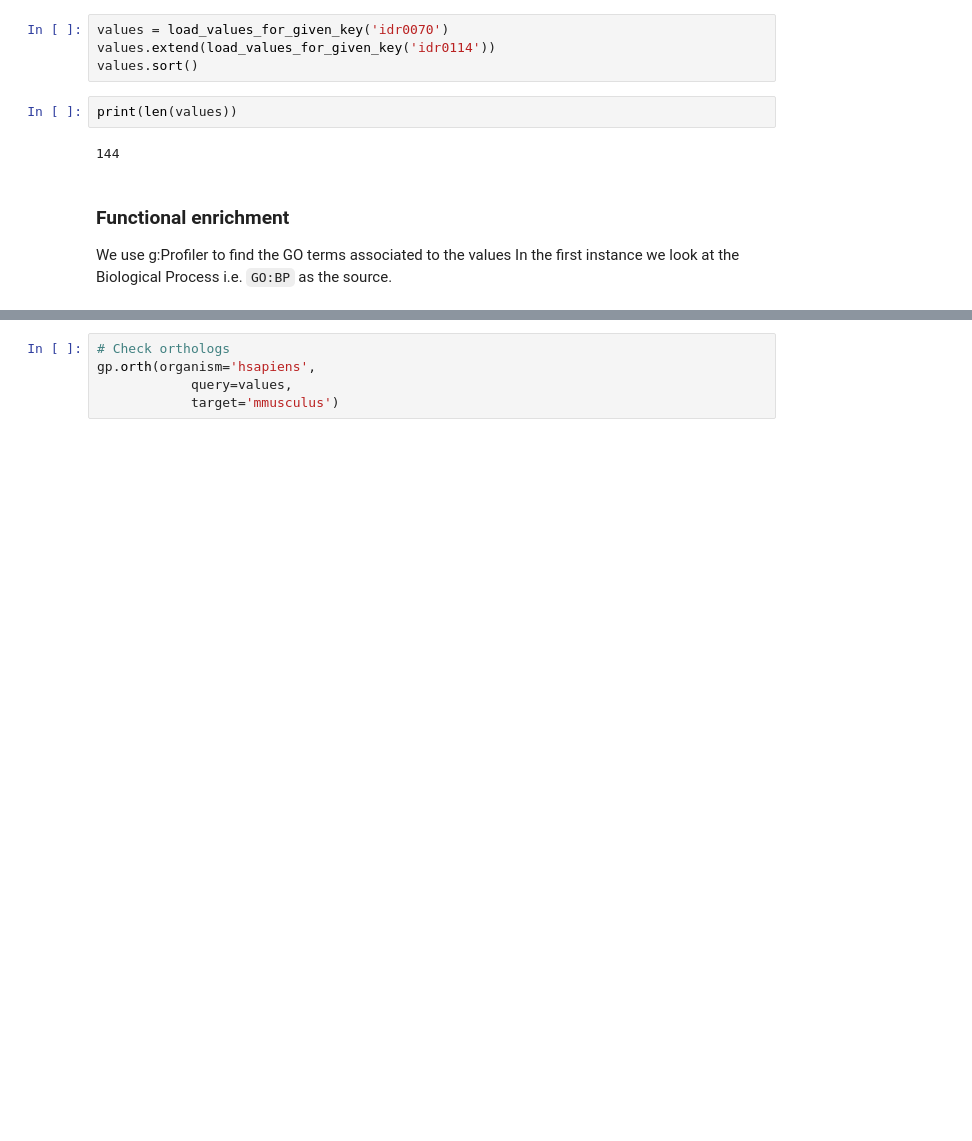
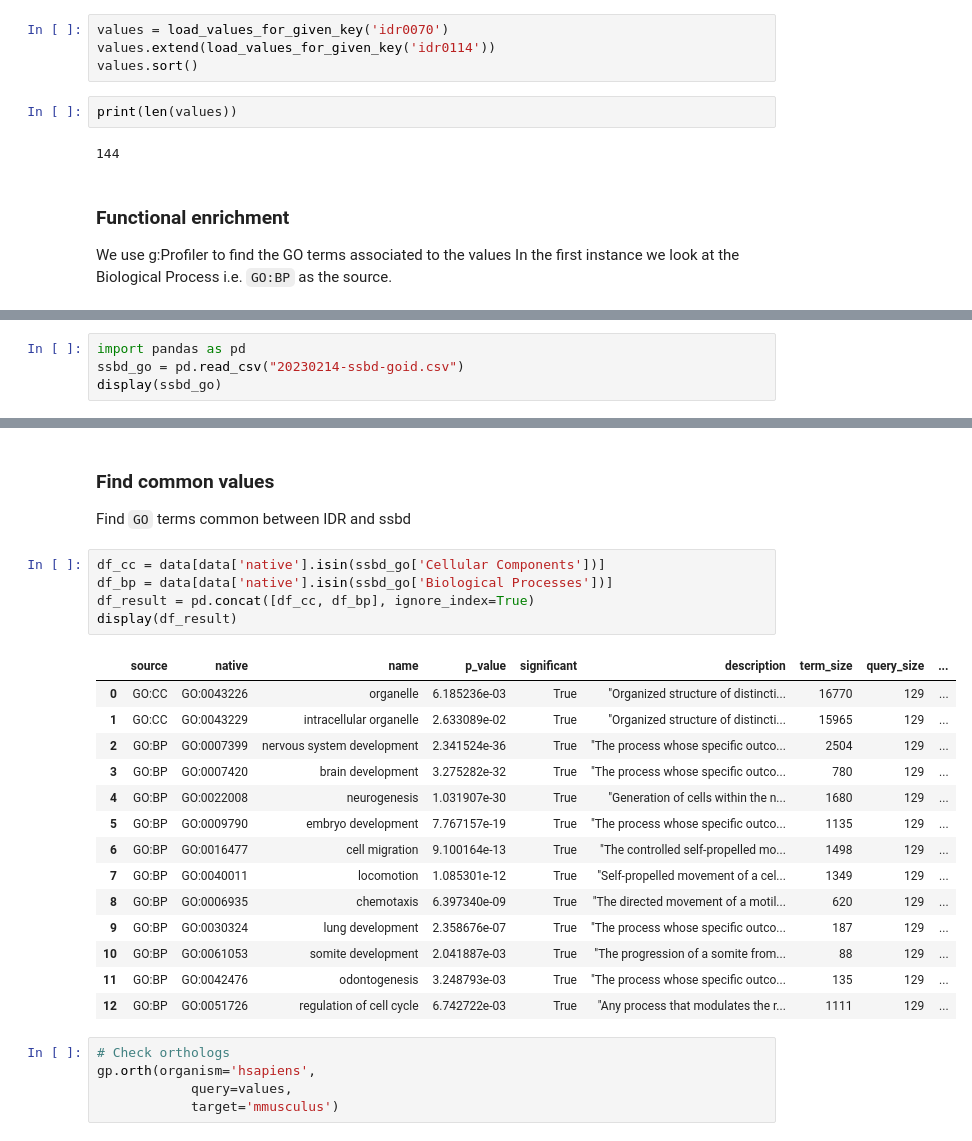
Before and after one commit to jburel/idr-notebooks, a Jupyter notebook: idr-ssb.ipynb, the cells around one changed output, grey strips where cells are left out. Cells and saved outputs as stored; diff of their text form; blank space fills up the shorter version.

```diff
--- a/idr-ssb.ipynb
+++ b/idr-ssb.ipynb
@@ -79,0 +77,4 @@ df.to_csv("go_bp.csv", index=False, header=False)
+# %%
+import pandas as pd
+ssbd_go = pd.read_csv("20230214-ssbd-goid.csv")
+display(ssbd_go)
@@ -80,3 +95,26 @@ df.to_csv("go_bp.csv", index=False, header=False)
+# %% [markdown]
+### Find common values
+Find ``GO`` terms common between IDR and ssbd
+# %%
+df_cc = data[data['native'].isin(ssbd_go['Cellular Components'])]
+df_bp = data[data['native'].isin(ssbd_go['Biological Processes'])]
+df_result = pd.concat([df_cc, df_bp], ignore_index=True)
+display(df_result)
+# %% [output]
+|  | source | native | name | p_value | significant | description | term_size | query_size | ... |
+| 0 | GO:CC | GO:0043226 | organelle | 6.185236e-03 | True | "Organized structure of distincti... | 16770 | 129 | ... |
+| 1 | GO:CC | GO:0043229 | intracellular organelle | 2.633089e-02 | True | "Organized structure of distincti... | 15965 | 129 | ... |
+| 2 | GO:BP | GO:0007399 | nervous system development | 2.341524e-36 | True | "The process whose specific outco... | 2504 | 129 | ... |
+| 3 | GO:BP | GO:0007420 | brain development | 3.275282e-32 | True | "The process whose specific outco... | 780 | 129 | ... |
+| 4 | GO:BP | GO:0022008 | neurogenesis | 1.031907e-30 | True | "Generation of cells within the n... | 1680 | 129 | ... |
+| 5 | GO:BP | GO:0009790 | embryo development | 7.767157e-19 | True | "The process whose specific outco... | 1135 | 129 | ... |
+| 6 | GO:BP | GO:0016477 | cell migration | 9.100164e-13 | True | "The controlled self-propelled mo... | 1498 | 129 | ... |
+| 7 | GO:BP | GO:0040011 | locomotion | 1.085301e-12 | True | "Self-propelled movement of a cel... | 1349 | 129 | ... |
+| 8 | GO:BP | GO:0006935 | chemotaxis | 6.397340e-09 | True | "The directed movement of a motil... | 620 | 129 | ... |
+| 9 | GO:BP | GO:0030324 | lung development | 2.358676e-07 | True | "The process whose specific outco... | 187 | 129 | ... |
+| 10 | GO:BP | GO:0061053 | somite development | 2.041887e-03 | True | "The progression of a somite from... | 88 | 129 | ... |
+| 11 | GO:BP | GO:0042476 | odontogenesis | 3.248793e-03 | True | "The process whose specific outco... | 135 | 129 | ... |
+| 12 | GO:BP | GO:0051726 | regulation of cell cycle | 6.742722e-03 | True | "Any process that modulates the r... | 1111 | 129 | ... |
 # %%
 # Check orthologs
 gp.orth(organism='hsapiens',
```
Also changed, not shown: parts of 4 cells of this notebook.
